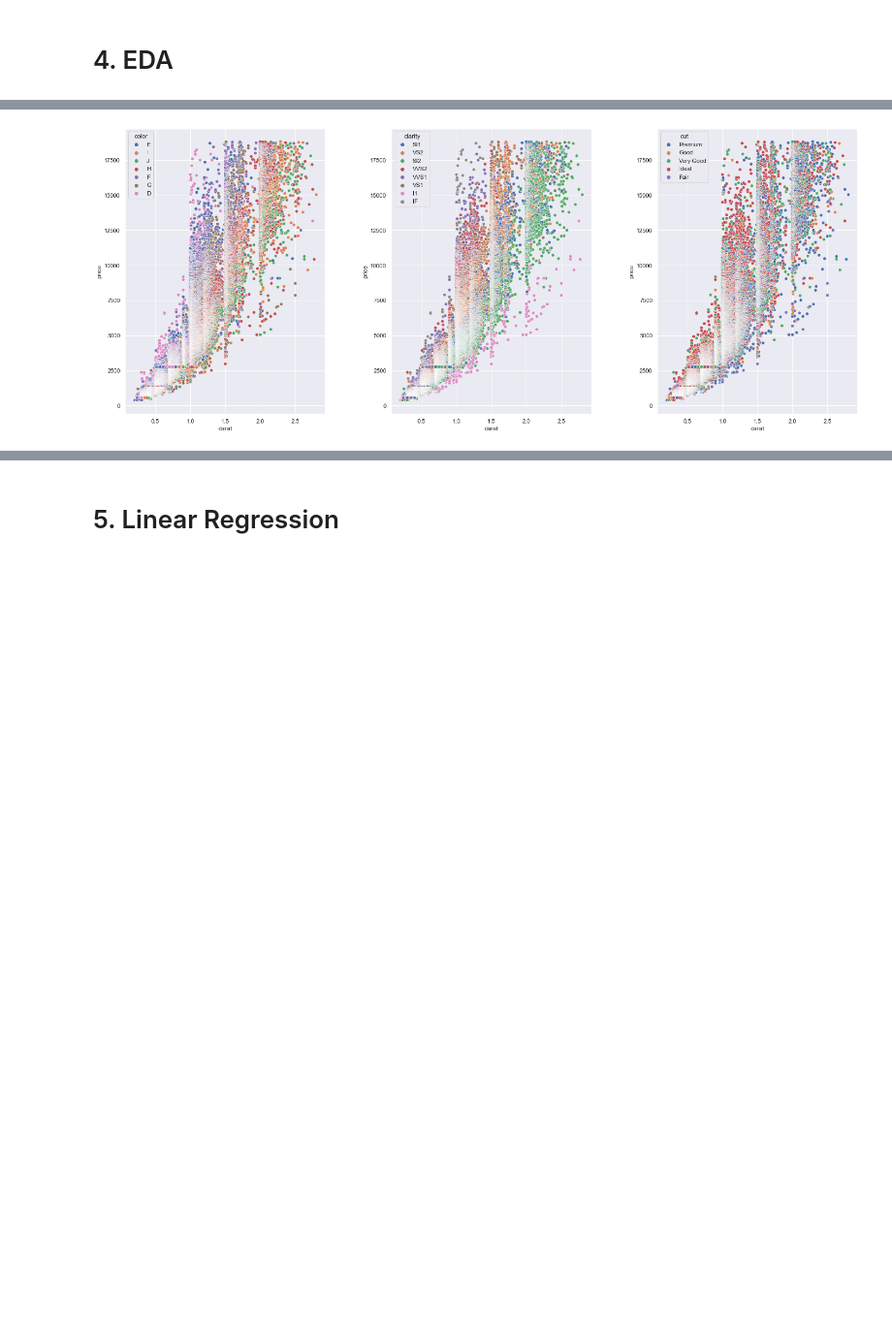
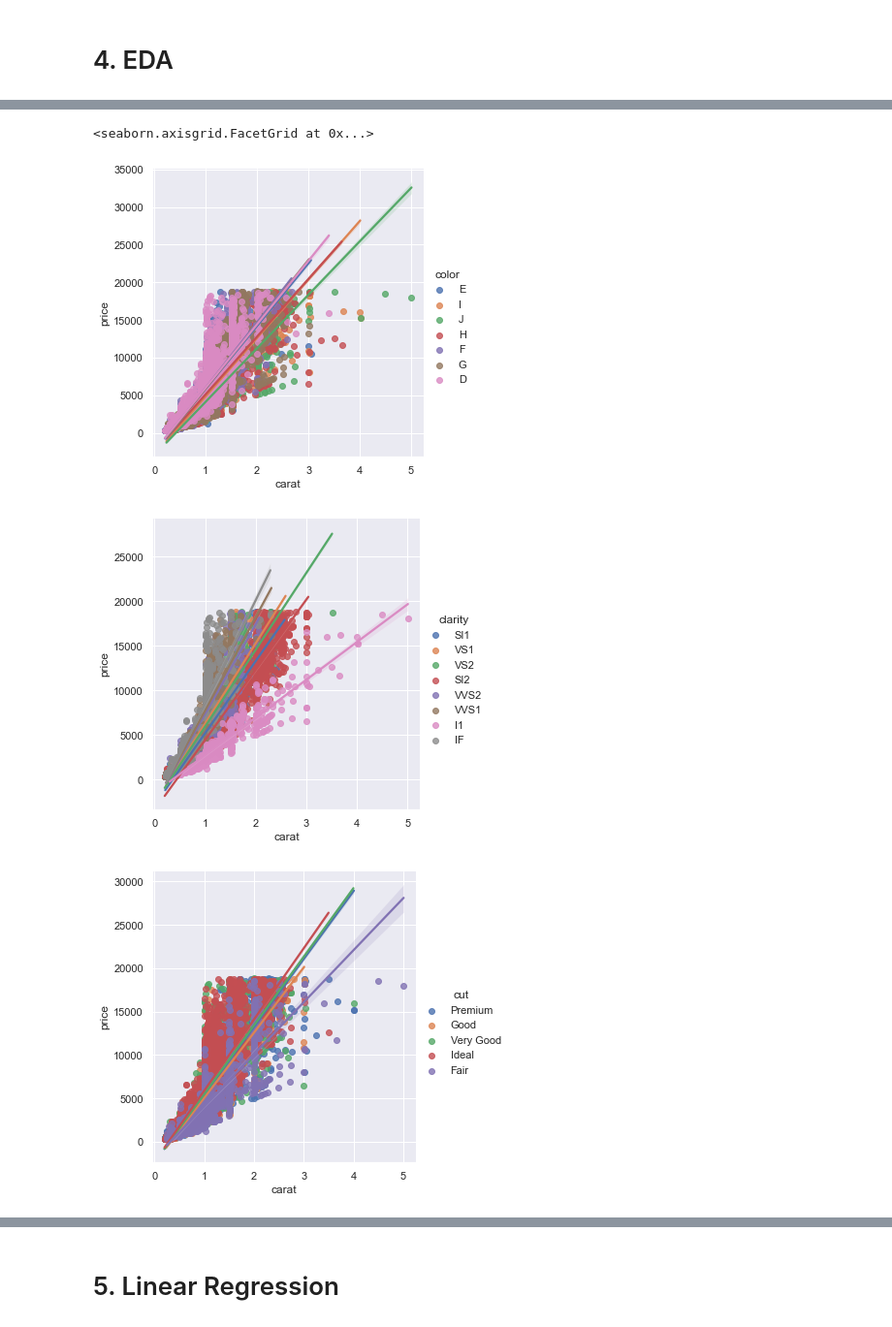
Before and after one commit to MatheusReali/project003_open-DiamondPricePrediction, a Jupyter notebook: 3.-Linear Regression.ipynb, the cells around one changed output, grey strips where cells are left out. Shown at 97% size. Saved outputs shown, nothing was run; the diff lists cells and outputs as text; code cells hidden in the pictures; blank space fills up the shorter version.

```diff
--- a/3.-Linear Regression.ipynb
+++ b/3.-Linear Regression.ipynb
@@ -281,8 +282,8 @@ Index(['carat', 'cut', 'color', 'clarity', 'depth', 'table', 'price', 'x', 'y',
        'z'],
       dtype='object')
 # %%
-for column in diamonds[['depth', 'table', 'x', 'y', 'z']]:
-    diamonds = diamonds[(diamonds[column] < diamonds_stats.loc[column, 'mean']+diamonds_stats.loc[column, 'std']*3)&(diamonds[column] > diamonds_stats.loc[column, 'mean']-diamonds_stats.loc[column, 'std']*3)]
+#for column in diamonds[['depth', 'table', 'x', 'y', 'z']]:
+#    diamonds = diamonds[(diamonds[column] < diamonds_stats.loc[column, 'mean']+diamonds_stats.loc[column, 'std']*3)&(diamonds[column] > diamonds_stats.loc[column, 'mean']-diamonds_stats.loc[column, 'std']*3)]
 # %%
 diamonds.describe().T
 # %% [output]
@@ -299,9 +305,11 @@ diamonds.describe().T
 # %%
-fig, ax = plt.subplots(1,3, figsize=(25, 10))
-sns.scatterplot(data=diamonds, x='carat', y='price', hue='color', ax=ax[0])
-sns.scatterplot(data=diamonds, x='carat', y='price', hue='clarity', ax=ax[1])
-sns.scatterplot(data=diamonds, x='carat', y='price', hue='cut', ax=ax[2])
-plt.subplots_adjust(wspace=0.33)
+sns.set(rc={'figure.figsize':(11.7,8.27)})
+sns.lmplot(data=diamonds, x='carat', y='price', hue='color')
+sns.lmplot(data=diamonds, x='carat', y='price', hue='clarity')
+sns.lmplot(data=diamonds, x='carat', y='price', hue='cut')
 #sns.scatterplot(data=diamonds, x='carat', y='price', hue='color',size='clarity', style='cut', alpha=0.5)
 # %% [output]
+<seaborn.axisgrid.FacetGrid at 0x...>
-[figure, old version]
+[figure, new version]
+[figure, added]
+[figure, added]
```
Also changed, not shown: parts of 34 cells of this notebook.
